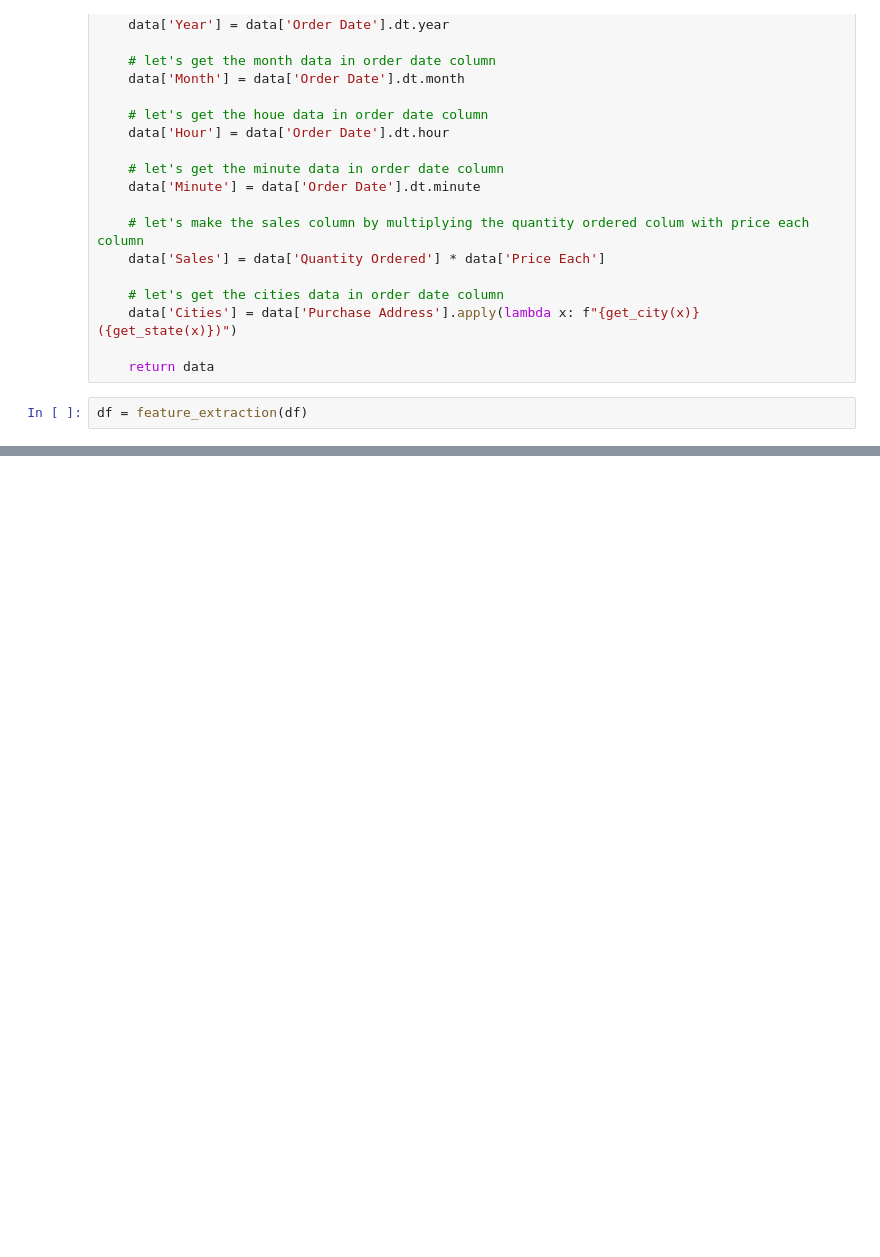
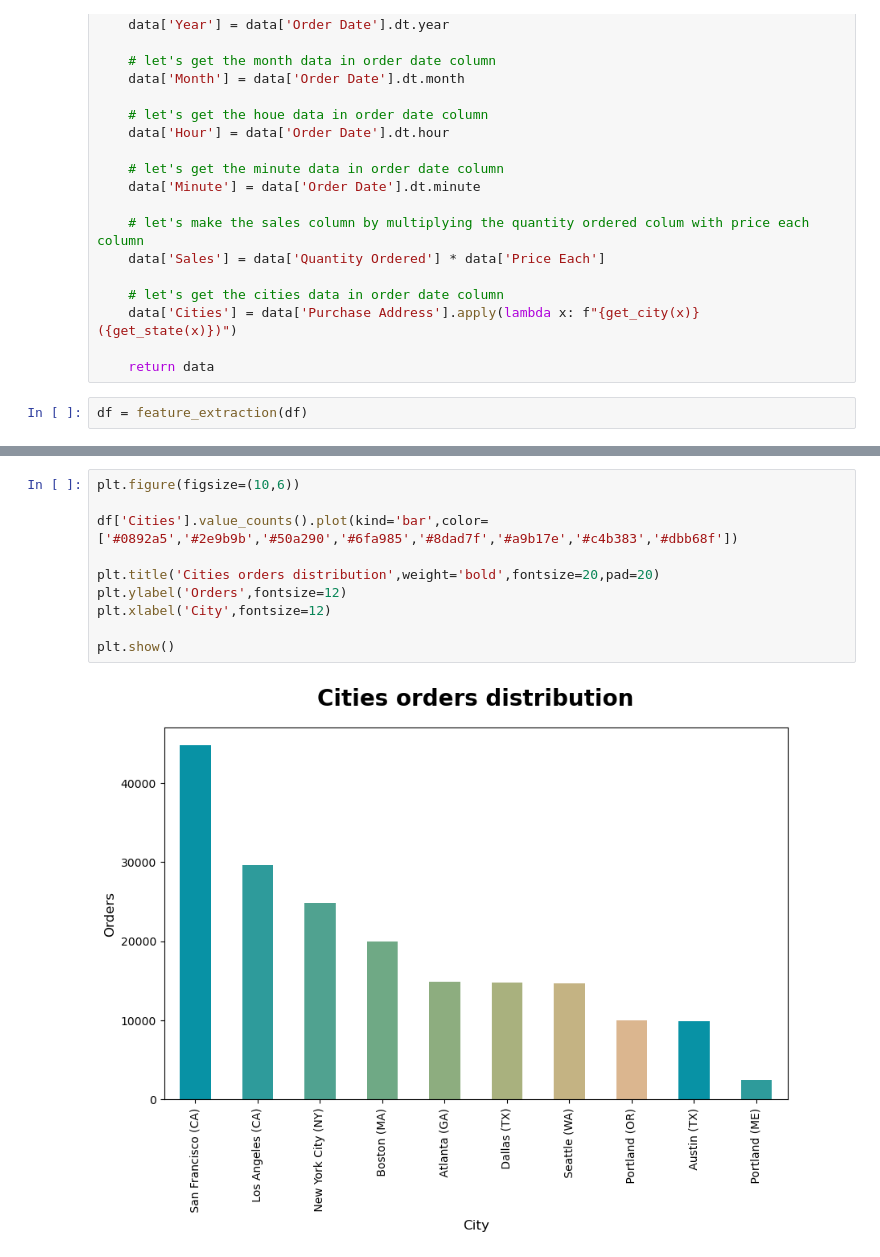
Before and after one commit to hmtalha786/Movie-Recommendation-System, a Jupyter notebook: Code.ipynb, the cells around one changed output, grey strips where cells are left out. Cells and saved outputs as stored; diff of their text form; blank space fills up the shorter version.

```diff
--- a/Code.ipynb
+++ b/Code.ipynb
@@ -236,0 +272,12 @@ Total sales in 2019 : 34,483,365.68 USD
+# %%
+plt.figure(figsize=(10,6))
+
+df['Cities'].value_counts().plot(kind='bar',color=['#0892a5','#2e9b9b','#50a290','#6fa985','#8dad7f','#a9b17e','#c4b383','#dbb68f'])
+
+plt.title('Cities orders distribution',weight='bold',fontsize=20,pad=20)
+plt.ylabel('Orders',fontsize=12)
+plt.xlabel('City',fontsize=12)
+
+plt.show()
+# %% [output]
+[figure, added]
```
Also changed, not shown: parts of 25 cells of this notebook.
